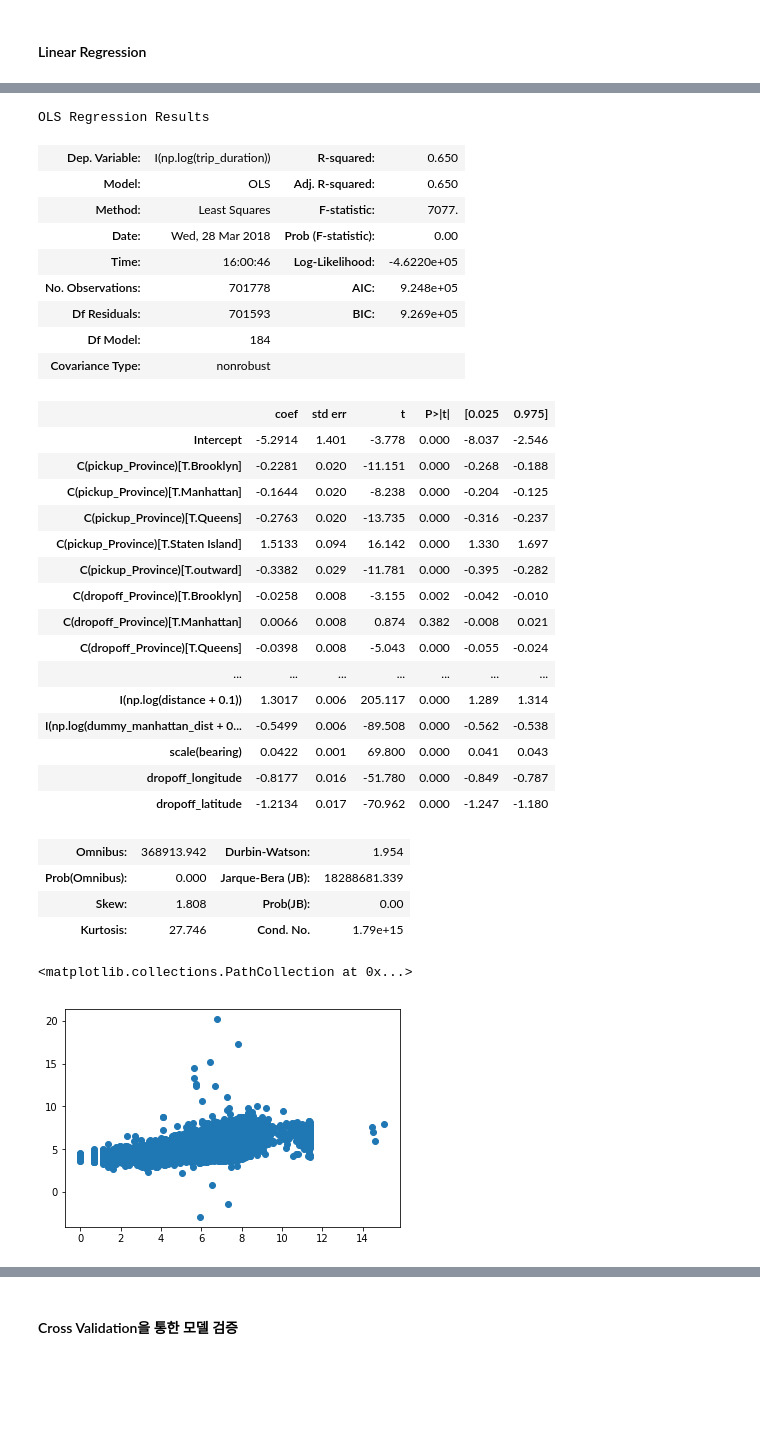
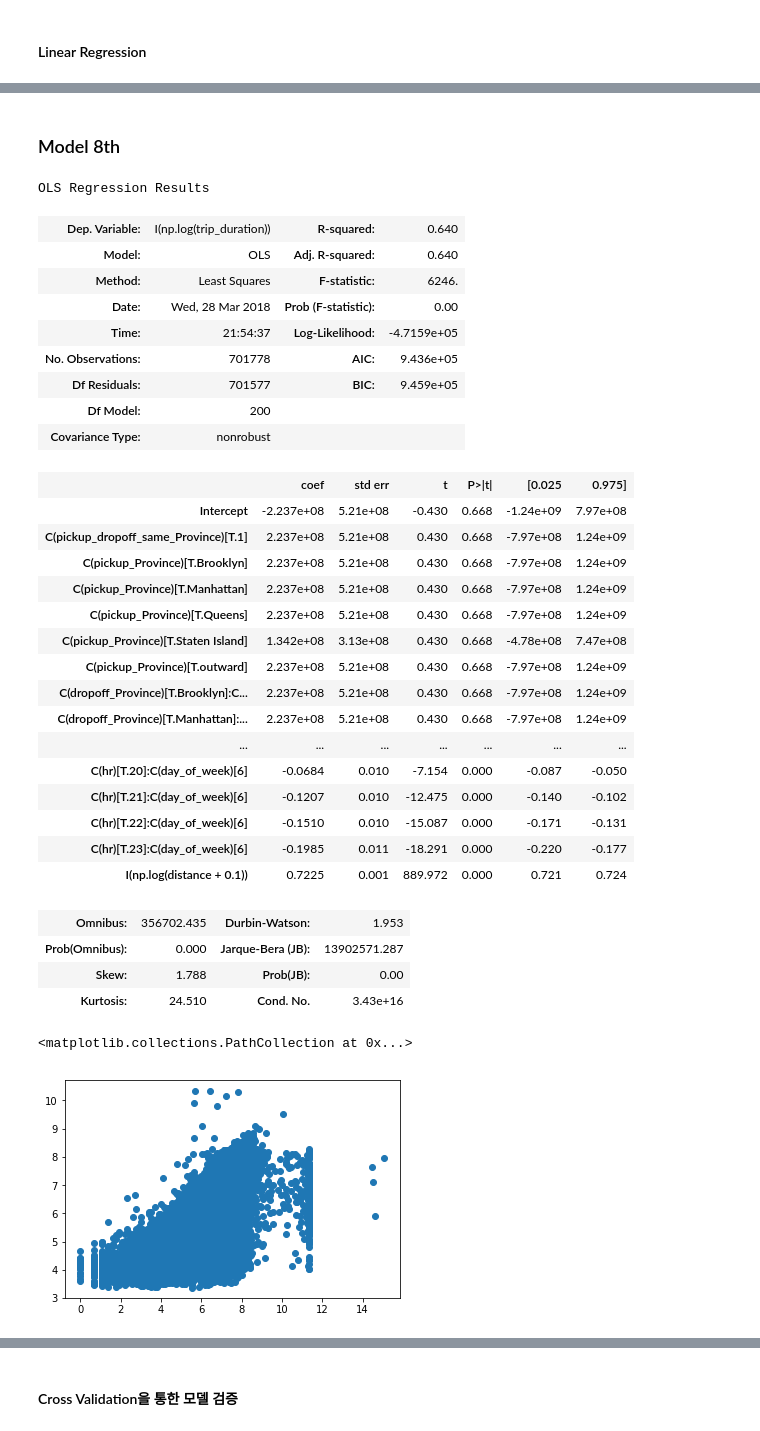
Before and after one commit to buenhyden/TeamProject_Linear_Regression, a Jupyter notebook: Linear_Regression_Analysis_Sigma_2nd.ipynb, the cells around one changed output, grey strips where cells are left out. Cells and saved outputs as stored; diff of their text form; code cells hidden in the pictures; blank space fills up the shorter version.

```diff
--- a/Linear_Regression_Analysis_Sigma_2nd.ipynb
+++ b/Linear_Regression_Analysis_Sigma_2nd.ipynb
@@ -45 +79,3 @@ train.shape
+# %%
+train['log_trip_duration'] = train.trip_duration.apply(np.log)
 # %% [markdown]
@@ -75,44 +928,46 @@ sm.stats.anova_lm(result, typ = 2)
+# %% [markdown]
+### Model 8th
 # %%
-formulaIs = 'I(np.log(trip_duration)) ~ I(np.log(distance+0.1)) +I(np.log(dummy_manhattan_dist+0.1)) +scale(bearing)+ C(pickup_Province) +C(dropoff_Province)+C(hr):C(day_of_week)+scale(bearing) + C(vendor_id) +dropoff_longitude+dropoff_latitude+C(rest_day)+C(weekend)'
-fList = ['distance','dummy_manhattan_dist','bearing','pickup_Province','dropoff_Province','hr','day_of_week', 'vendor_id', 'dropoff_longitude', 'dropoff_latitude', 'rest_day', 'weekend']
-modelFinal = sm.OLS.from_formula(formulaIs, data=train)
-result = modelFinal.fit()
-result.summary()
+formulaIs8 = 'I(np.log(trip_duration)) ~ I(np.log(distance+0.1))+ C(pickup_dropoff_same_Province) + C(dropoff_Province):C(pickup_Province)+C(hr):C(day_of_week)'
+fList8 = ['distance','pickup_Province', 'dropoff_Province',  'hr','day_of_week', 'pickup_dropoff_same_Province']
+model8 = sm.OLS.from_formula(formulaIs8, data=train)
+result8 = model8.fit()
+result8.summary()
 # %% [output]
 OLS Regression Results
-| Dep. Variable: | I(np.log(trip_duration)) | R-squared: | 0.650 |
-| Model: | OLS | Adj. R-squared: | 0.650 |
-| Method: | Least Squares | F-statistic: | 7077. |
+| Dep. Variable: | I(np.log(trip_duration)) | R-squared: | 0.640 |
+| Model: | OLS | Adj. R-squared: | 0.640 |
+| Method: | Least Squares | F-statistic: | 6246. |
 | Date: | Wed, 28 Mar 2018 | Prob (F-statistic): | 0.00 |
-| Time: | 16:00:46 | Log-Likelihood: | -4.6220e+05 |
-| No. Observations: | 701778 | AIC: | 9.248e+05 |
-| Df Residuals: | 701593 | BIC: | 9.269e+05 |
-| Df Model: | 184 |  |  |
+| Time: | 21:54:37 | Log-Likelihood: | -4.7159e+05 |
+| No. Observations: | 701778 | AIC: | 9.436e+05 |
+| Df Residuals: | 701577 | BIC: | 9.459e+05 |
+| Df Model: | 200 |  |  |
 | Covariance Type: | nonrobust |  |  |
 |  | coef | std err | t | P>|t| | [0.025 | 0.975] |
-| Intercept | -5.2914 | 1.401 | -3.778 | 0.000 | -8.037 | -2.546 |
-| C(pickup_Province)[T.Brooklyn] | -0.2281 | 0.020 | -11.151 | 0.000 | -0.268 | -0.188 |
-| C(pickup_Province)[T.Manhattan] | -0.1644 | 0.020 | -8.238 | 0.000 | -0.204 | -0.125 |
-| C(pickup_Province)[T.Queens] | -0.2763 | 0.020 | -13.735 | 0.000 | -0.316 | -0.237 |
-| C(pickup_Province)[T.Staten Island] | 1.5133 | 0.094 | 16.142 | 0.000 | 1.330 | 1.697 |
-| C(pickup_Province)[T.outward] | -0.3382 | 0.029 | -11.781 | 0.000 | -0.395 | -0.282 |
-| C(dropoff_Province)[T.Brooklyn] | -0.0258 | 0.008 | -3.155 | 0.002 | -0.042 | -0.010 |
-| C(dropoff_Province)[T.Manhattan] | 0.0066 | 0.008 | 0.874 | 0.382 | -0.008 | 0.021 |
-| C(dropoff_Province)[T.Queens] | -0.0398 | 0.008 | -5.043 | 0.000 | -0.055 | -0.024 |
+| Intercept | -2.237e+08 | 5.21e+08 | -0.430 | 0.668 | -1.24e+09 | 7.97e+08 |
+| C(pickup_dropoff_same_Province)[T.1] | 2.237e+08 | 5.21e+08 | 0.430 | 0.668 | -7.97e+08 | 1.24e+09 |
+| C(pickup_Province)[T.Brooklyn] | 2.237e+08 | 5.21e+08 | 0.430 | 0.668 | -7.97e+08 | 1.24e+09 |
+| C(pickup_Province)[T.Manhattan] | 2.237e+08 | 5.21e+08 | 0.430 | 0.668 | -7.97e+08 | 1.24e+09 |
+| C(pickup_Province)[T.Queens] | 2.237e+08 | 5.21e+08 | 0.430 | 0.668 | -7.97e+08 | 1.24e+09 |
+| C(pickup_Province)[T.Staten Island] | 1.342e+08 | 3.13e+08 | 0.430 | 0.668 | -4.78e+08 | 7.47e+08 |
+| C(pickup_Province)[T.outward] | 2.237e+08 | 5.21e+08 | 0.430 | 0.668 | -7.97e+08 | 1.24e+09 |
+| C(dropoff_Province)[T.Brooklyn]:C... | 2.237e+08 | 5.21e+08 | 0.430 | 0.668 | -7.97e+08 | 1.24e+09 |
+| C(dropoff_Province)[T.Manhattan]:... | 2.237e+08 | 5.21e+08 | 0.430 | 0.668 | -7.97e+08 | 1.24e+09 |
 | ... | ... | ... | ... | ... | ... | ... |
-| I(np.log(distance + 0.1)) | 1.3017 | 0.006 | 205.117 | 0.000 | 1.289 | 1.314 |
-| I(np.log(dummy_manhattan_dist + 0... | -0.5499 | 0.006 | -89.508 | 0.000 | -0.562 | -0.538 |
-| scale(bearing) | 0.0422 | 0.001 | 69.800 | 0.000 | 0.041 | 0.043 |
-| dropoff_longitude | -0.8177 | 0.016 | -51.780 | 0.000 | -0.849 | -0.787 |
-| dropoff_latitude | -1.2134 | 0.017 | -70.962 | 0.000 | -1.247 | -1.180 |
+| C(hr)[T.20]:C(day_of_week)[6] | -0.0684 | 0.010 | -7.154 | 0.000 | -0.087 | -0.050 |
+| C(hr)[T.21]:C(day_of_week)[6] | -0.1207 | 0.010 | -12.475 | 0.000 | -0.140 | -0.102 |
+| C(hr)[T.22]:C(day_of_week)[6] | -0.1510 | 0.010 | -15.087 | 0.000 | -0.171 | -0.131 |
+| C(hr)[T.23]:C(day_of_week)[6] | -0.1985 | 0.011 | -18.291 | 0.000 | -0.220 | -0.177 |
+| I(np.log(distance + 0.1)) | 0.7225 | 0.001 | 889.972 | 0.000 | 0.721 | 0.724 |
-| Omnibus: | 368913.942 | Durbin-Watson: | 1.954 |
-| Prob(Omnibus): | 0.000 | Jarque-Bera (JB): | 18288681.339 |
-| Skew: | 1.808 | Prob(JB): | 0.00 |
-| Kurtosis: | 27.746 | Cond. No. | 1.79e+15 |
+| Omnibus: | 356702.435 | Durbin-Watson: | 1.953 |
+| Prob(Omnibus): | 0.000 | Jarque-Bera (JB): | 13902571.287 |
+| Skew: | 1.788 | Prob(JB): | 0.00 |
+| Kurtosis: | 24.510 | Cond. No. | 3.43e+16 |
 # %%
-y_new = result.predict(train[fList])
-y = train.apply(lambda x:np.log(x.trip_duration),axis=1)
-plt.scatter(y,y_new)
+y_new8 = result8.predict(train[fList8])
+y8 = train.apply(lambda x:np.log(x.trip_duration),axis=1)
+plt.scatter(y8,y_new8)
 # %% [output]
 <matplotlib.collections.PathCollection at 0x...>
-[figure, old version]
+[figure, new version]
```
Also changed, not shown: parts of 226 cells of this notebook.
